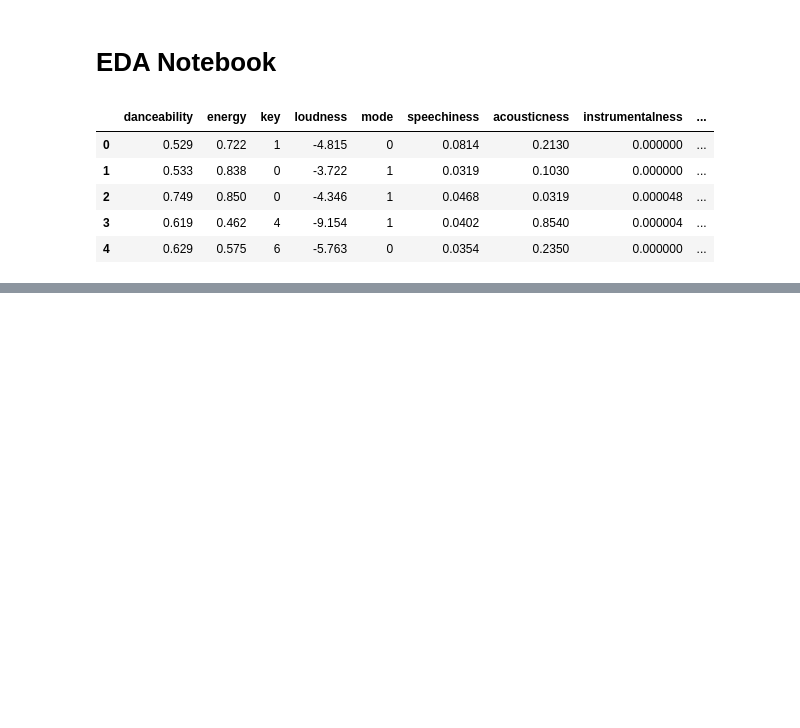
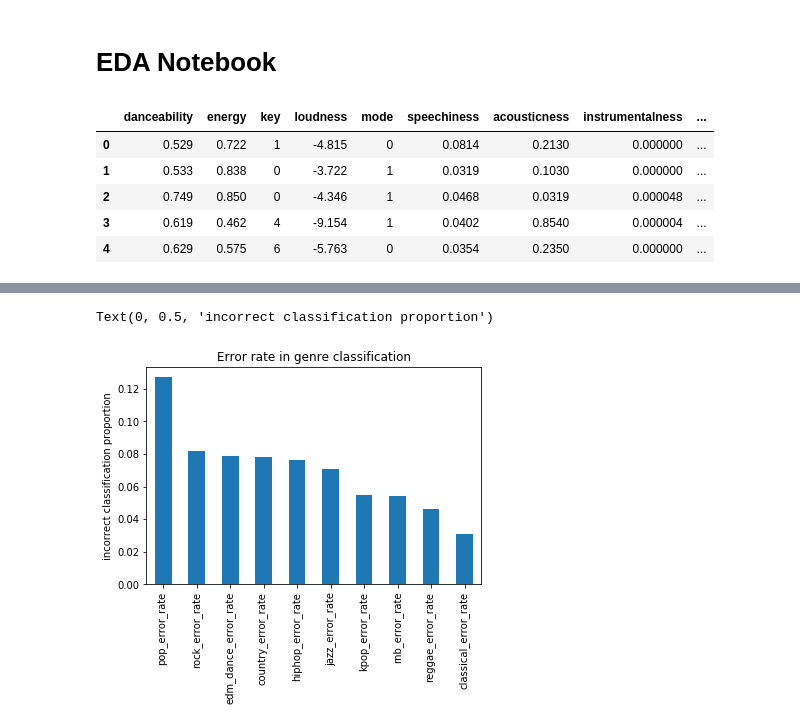
Before and after one commit to ChrisWynne/dsc160-midterm-group-5, a Jupyter notebook: code/coden_eda.ipynb, the cells around one changed output, grey strips where cells are left out. Drawn from its saved outputs; the diff is of its cells as text; code cells hidden in the pictures; blank space fills up the shorter version.

```diff
--- a/code/coden_eda.ipynb
+++ b/code/coden_eda.ipynb
@@ -101 +101,8 @@ classical_error_rate    0.033
 dtype: float64
+# %%
+ax = get_pred_stats(preds, y_test, binarizer.classes_).drop("correct_predictions").plot(kind="bar",
+                                                                                        title="Error rate in genre classification")
+ax.set_ylabel("incorrect classification proportion")
+# %% [output]
+Text(0, 0.5, 'incorrect classification proportion')
+[figure, added]
```
Also changed, not shown: parts of 5 cells of this notebook, 2 other files.
